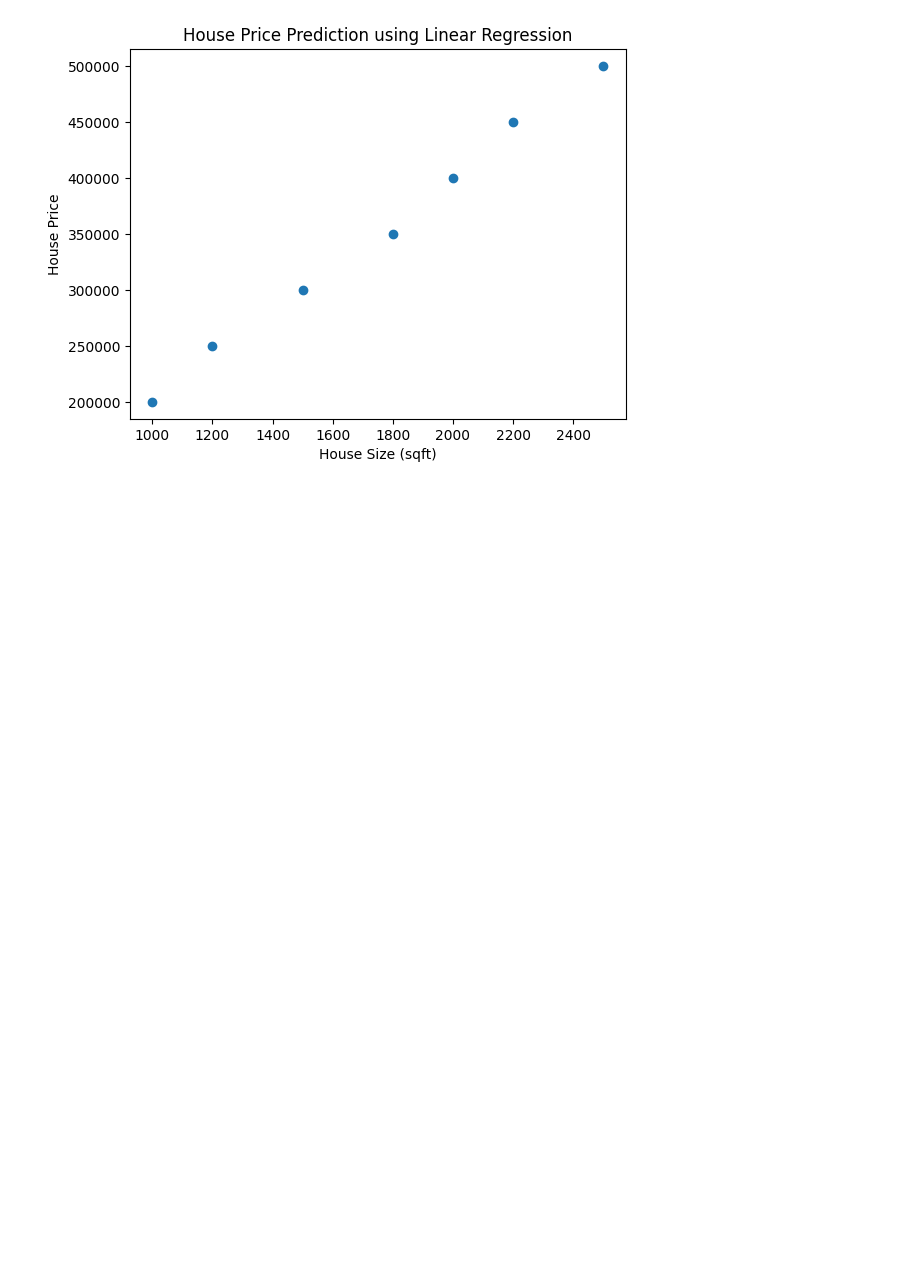
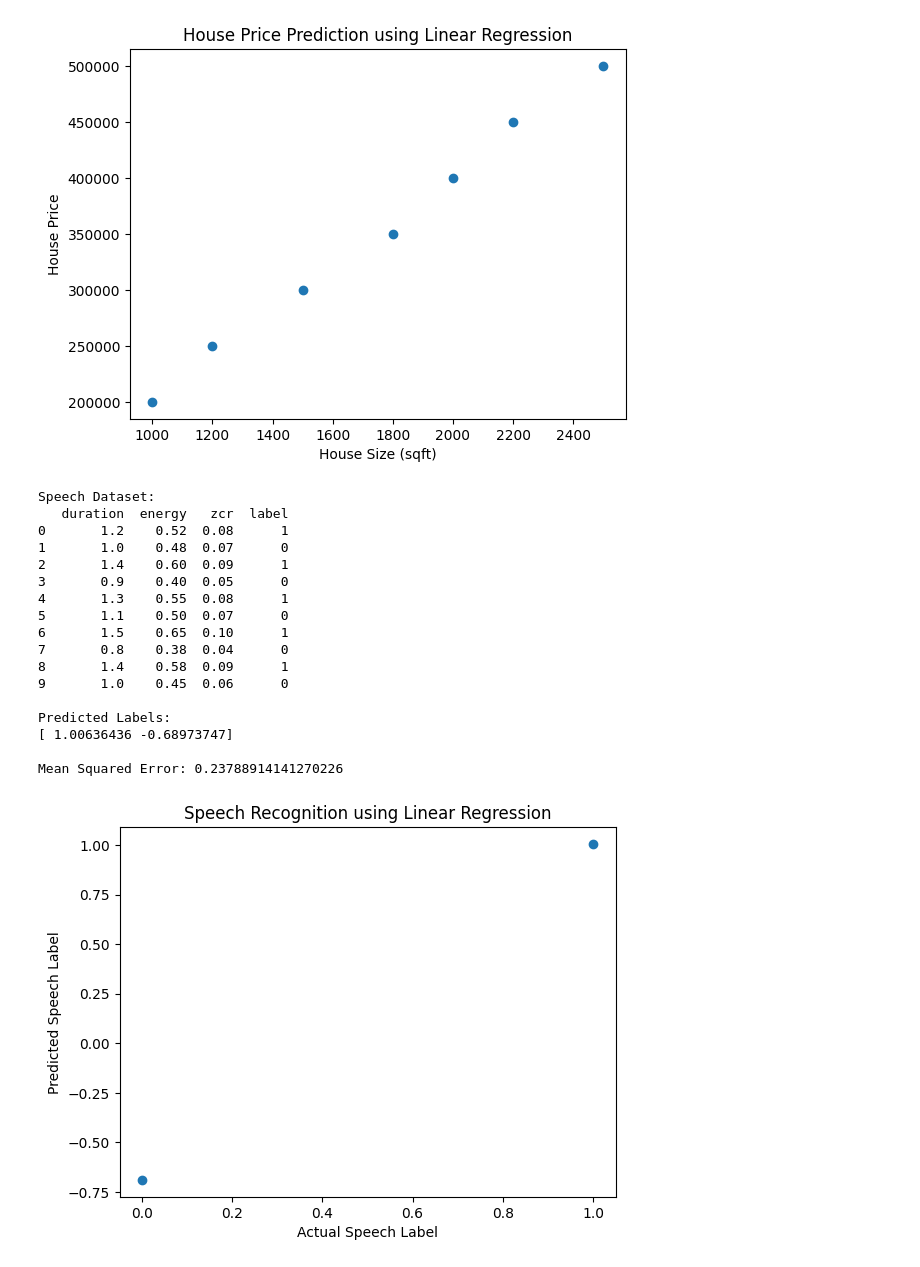
Before and after one commit to sadhanandhamurthy/Amazon_Clone-, a Jupyter notebook: chapter_appendix-tools-for-deep-learning/jupyter.ipynb, the cells around one changed output. Saved outputs shown, nothing was run; the diff lists cells and outputs as text; code cells hidden in the pictures; blank space fills up the shorter version.

```diff
--- a/chapter_appendix-tools-for-deep-learning/jupyter.ipynb
+++ b/chapter_appendix-tools-for-deep-learning/jupyter.ipynb
@@ -203,3 +201,76 @@ Dataset:
 Predicted Prices:
 [500000.         366666.66666667]
 [figure]
+# %%
+# Import libraries
+import pandas as pd
+import numpy as np
+import matplotlib.pyplot as plt
+from sklearn.model_selection import train_test_split
+from sklearn.linear_model import LinearRegression
+from sklearn.metrics import mean_squared_error
+
+# In-built speech feature dataset
+data = {
+'duration': [1.2,1.0,1.4,0.9,1.3,1.1,1.5,0.8,1.4,1.0],
+'energy': [0.52,0.48,0.60,0.40,0.55,0.50,0.65,0.38,0.58,0.45],
+'zcr': [0.08,0.07,0.09,0.05,0.08,0.07,0.10,0.04,0.09,0.06],
+'label': [1,0,1,0,1,0,1,0,1,0]
+}
+
+# Convert to DataFrame
+df = pd.DataFrame(data)
+
+print("Speech Dataset:")
+print(df)
+
+# Input features
+X = df[['duration','energy','zcr']]
+
+# Target variable
+y = df['label']
+
+# Split dataset
+X_train, X_test, y_train, y_test = train_test_split(X,y,test_size=0.2)
+
+# Create Linear Regression model
+model = LinearRegression()
+
+# Train model
+model.fit(X_train,y_train)
+
+# Prediction
+predictions = model.predict(X_test)
+
+print("\nPredicted Labels:")
+print(predictions)
+
+# Calculate error
+mse = mean_squared_error(y_test,predictions)
+print("\nMean Squared Error:",mse)
+
+# Plot graph
+plt.scatter(y_test,predictions)
+plt.xlabel("Actual Speech Label")
+plt.ylabel("Predicted Speech Label")
+plt.title("Speech Recognition using Linear Regression")
+plt.show()
+# %% [output]
+Speech Dataset:
+   duration  energy   zcr  label
+0       1.2    0.52  0.08      1
+1       1.0    0.48  0.07      0
+2       1.4    0.60  0.09      1
+3       0.9    0.40  0.05      0
+4       1.3    0.55  0.08      1
+5       1.1    0.50  0.07      0
+6       1.5    0.65  0.10      1
+7       0.8    0.38  0.04      0
+8       1.4    0.58  0.09      1
+9       1.0    0.45  0.06      0
+
+Predicted Labels:
+[ 1.00636436 -0.68973747]
+
+Mean Squared Error: 0.23788914141270226
+[figure, added]
```
Also changed, not shown: parts of 3 cells of this notebook.
